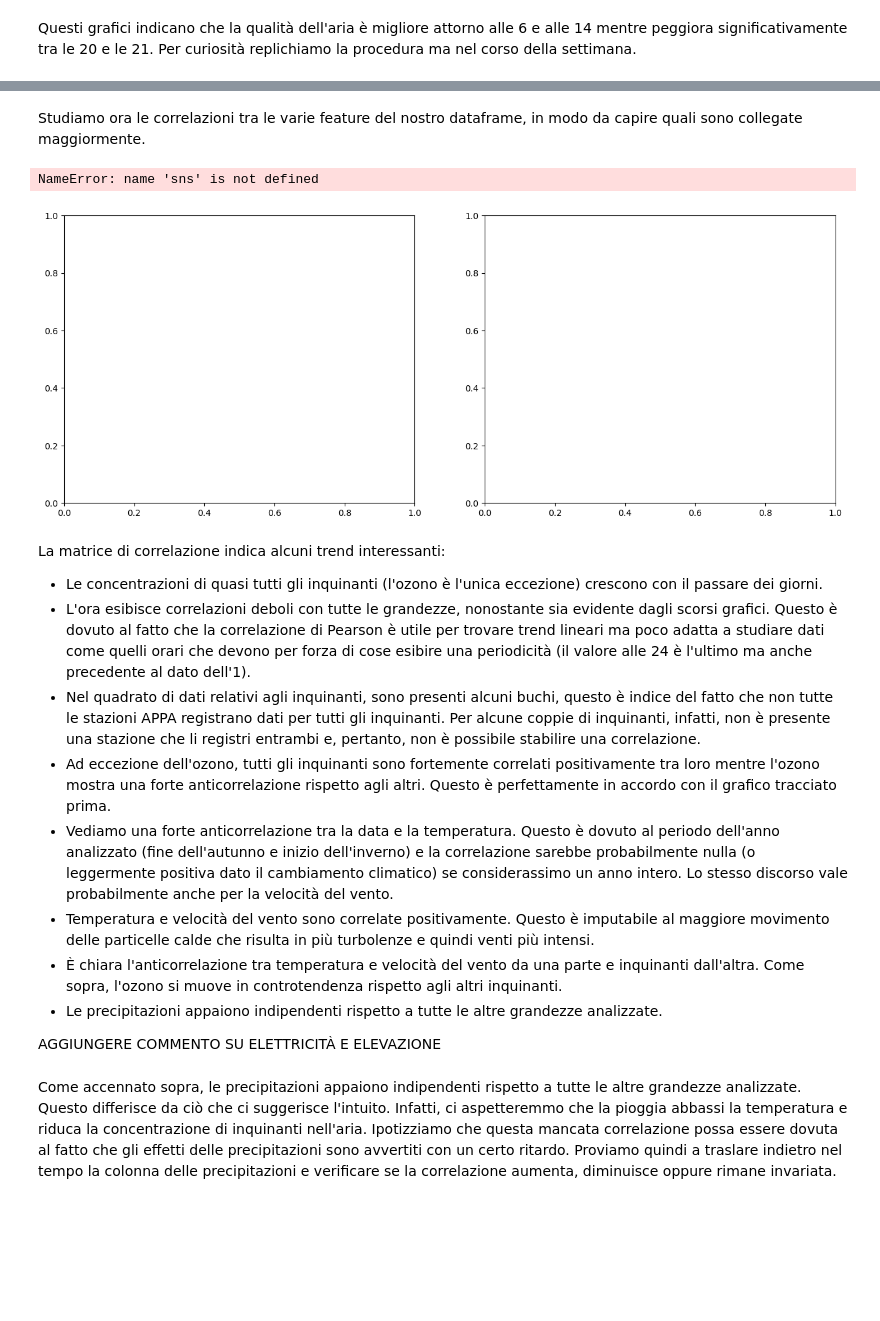
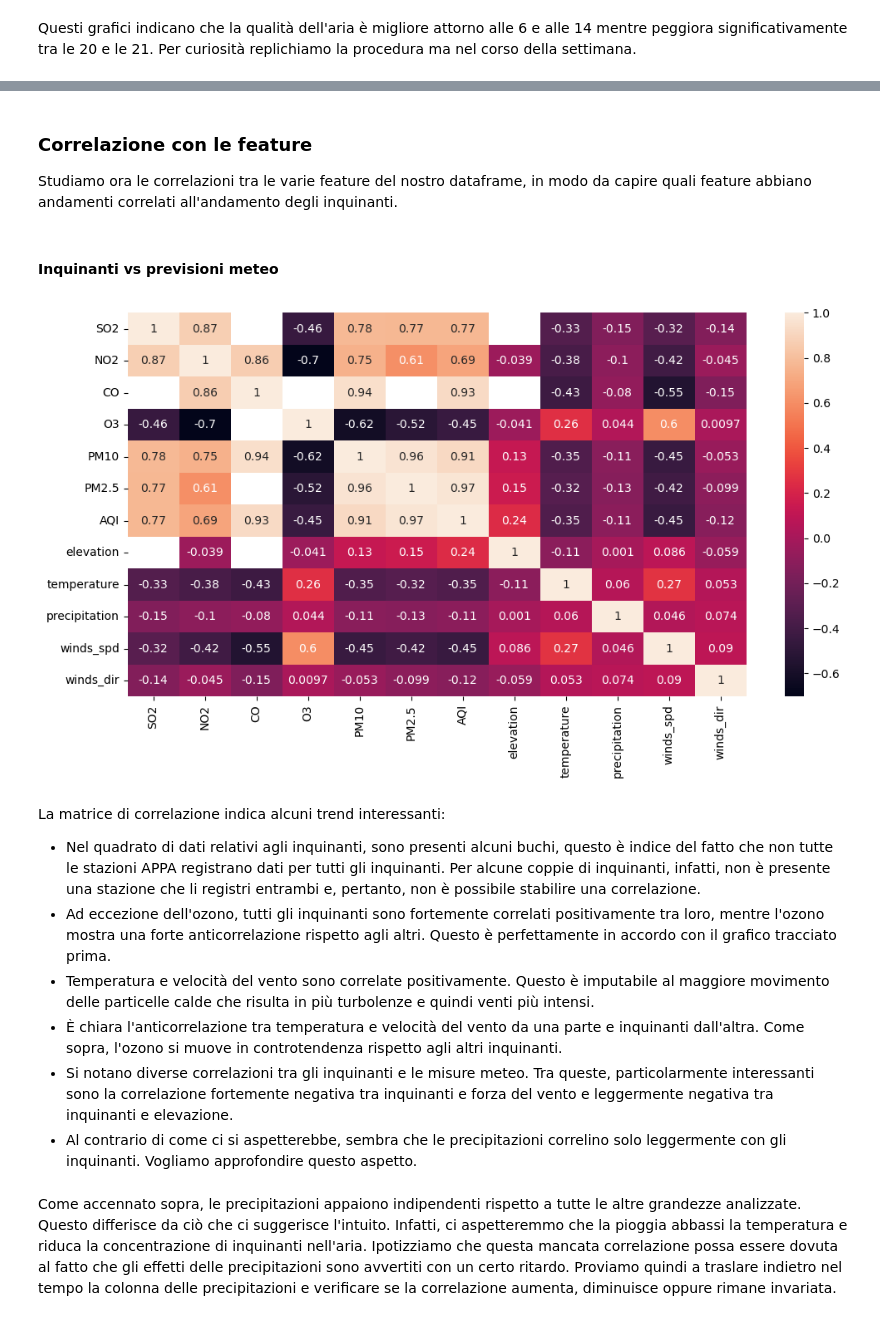
Before and after one commit to CarloDegasperi/DataScience, a Jupyter notebook: notebooks/02_exploratory_data_analysis.ipynb, the cells around one changed output, grey strips where cells are left out. Cells and saved outputs as stored; diff of their text form; code cells hidden in the pictures; blank space fills up the shorter version.

```diff
--- a/notebooks/02_exploratory_data_analysis.ipynb
+++ b/notebooks/02_exploratory_data_analysis.ipynb
@@ -282,38 +329,28 @@ plt.show()
 # %% [markdown]
-Studiamo ora le correlazioni tra le varie feature del nostro dataframe, in modo da capire quali sono collegate maggiormente.
+### Correlazione con le feature
+Studiamo ora le correlazioni tra le varie feature del nostro dataframe, in modo da capire quali feature abbiano andamenti correlati all'andamento degli inquinanti.
+# %% [markdown]
+#### Inquinanti vs previsioni meteo
 # %%
-# c'è correlazione tra elevation - temperature - precipitation - wind - pollutants?
-
+# c'è correlazione tra temperature - precipitation - wind - pollutants?
 corr_df = dataframe_df.copy()
 
-# cambiamo la data in un intero che va da 0 (2013-11-01) a 60 (2013-12-31)
-corr_df['date'] = corr_df['date'].apply(fs.datetime_to_int)
+analyzed_features = ['SO2', 'NO2', 'CO', 'O3', 'PM10', 'PM2.5', 'AQI', 'elevation', 'temperature', 'precipitation', 'winds_spd', 'winds_dir']
 
-analyzed_features = ['date', 'week_day', 'hour', 'SO2', 'NO2', 'CO', 'O3', 'PM10', 'PM2.5', 'temperature', 'precipitation', 'winds_spd', 'winds_dir']
+fig, axes = plt.subplots(1, 1, figsize=(12, 6))
+sns.heatmap(corr_df[analyzed_features].corr(), annot=True, ax=axes)
 
-# NOTA: QUANDO CI SARANNO AGGIUNGERE ASSOLUTAMENTE ELEVAZIONE E CONSUMI ELETTRICI
-
-fig, axes = plt.subplots(1, 2, figsize=(16, 6))
-
-plt.subplot(1, 2, 1)
-sns.heatmap(corr_df[analyzed_features].corr(), ax=axes[0])
-plt.subplot(1, 2, 2)
-sns.heatmap(corr_df[analyzed_features].corr(), annot=True, ax=axes[1])
+plt.show()
 # %% [output]
-NameError: name 'sns' is not defined
-[figure, old version]
+[figure, new version]
 # %% [markdown]
 La matrice di correlazione indica alcuni trend interessanti:
--  Le concentrazioni di quasi tutti gli inquinanti (l'ozono è l'unica eccezione) crescono con il passare dei giorni.
--  L'ora esibisce correlazioni deboli con tutte le grandezze, nonostante sia evidente dagli scorsi grafici. Questo è dovuto al fatto che la correlazione di Pearson è utile per trovare trend lineari ma poco adatta a studiare dati come quelli orari che devono per forza di cose esibire una periodicità (il valore alle 24 è l'ultimo ma anche precedente al dato dell'1).
 -  Nel quadrato di dati relativi agli inquinanti, sono presenti alcuni buchi, questo è indice del fatto che non tutte le stazioni APPA registrano dati per tutti gli inquinanti. Per alcune coppie di inquinanti, infatti, non è presente una stazione che li registri entrambi e, pertanto, non è possibile stabilire una correlazione.
--  Ad eccezione dell'ozono, tutti gli inquinanti sono fortemente correlati positivamente tra loro mentre l'ozono mostra una forte anticorrelazione rispetto agli altri. Questo è perfettamente in accordo con il grafico tracciato prima.
--  Vediamo una forte anticorrelazione tra la data e la temperatura. Questo è dovuto al periodo dell'anno analizzato (fine dell'autunno e inizio dell'inverno) e la correlazione sarebbe probabilmente nulla (o leggermente positiva dato il cambiamento climatico) se considerassimo un anno intero. Lo stesso discorso vale probabilmente anche per la velocità del vento.
+-  Ad eccezione dell'ozono, tutti gli inquinanti sono fortemente correlati positivamente tra loro, mentre l'ozono mostra una forte anticorrelazione rispetto agli altri. Questo è perfettamente in accordo con il grafico tracciato prima.
 -  Temperatura e velocità del vento sono correlate positivamente. Questo è imputabile al maggiore movimento delle particelle calde che risulta in più turbolenze e quindi venti più intensi.
 -  È chiara l'anticorrelazione tra temperatura e velocità del vento da una parte e inquinanti dall'altra. Come sopra, l'ozono si muove in controtendenza rispetto agli altri inquinanti.
--  Le precipitazioni appaiono indipendenti rispetto a tutte le altre grandezze analizzate.
-
-AGGIUNGERE COMMENTO SU ELETTRICITÀ E ELEVAZIONE
+- Si notano diverse correlazioni tra gli inquinanti e le misure meteo. Tra queste, particolarmente interessanti sono la correlazione fortemente negativa tra inquinanti e forza del vento e leggermente negativa tra inquinanti e elevazione.
+- Al contrario di come ci si aspetterebbe, sembra che le precipitazioni correlino solo leggermente con gli inquinanti. Vogliamo approfondire questo aspetto.
 # %% [markdown]
 Come accennato sopra, le precipitazioni appaiono indipendenti rispetto a tutte le altre grandezze analizzate. Questo differisce da ciò che ci suggerisce l'intuito. Infatti, ci aspetteremmo che la pioggia abbassi la temperatura e riduca la concentrazione di inquinanti nell'aria. Ipotizziamo che questa mancata correlazione possa essere dovuta al fatto che gli effetti delle precipitazioni sono avvertiti con un certo ritardo. Proviamo quindi a traslare indietro nel tempo la colonna delle precipitazioni e verificare se la correlazione aumenta, diminuisce oppure rimane invariata.
 # %%
```
Also changed, not shown: parts of 15 cells of this notebook, 4 other files.
